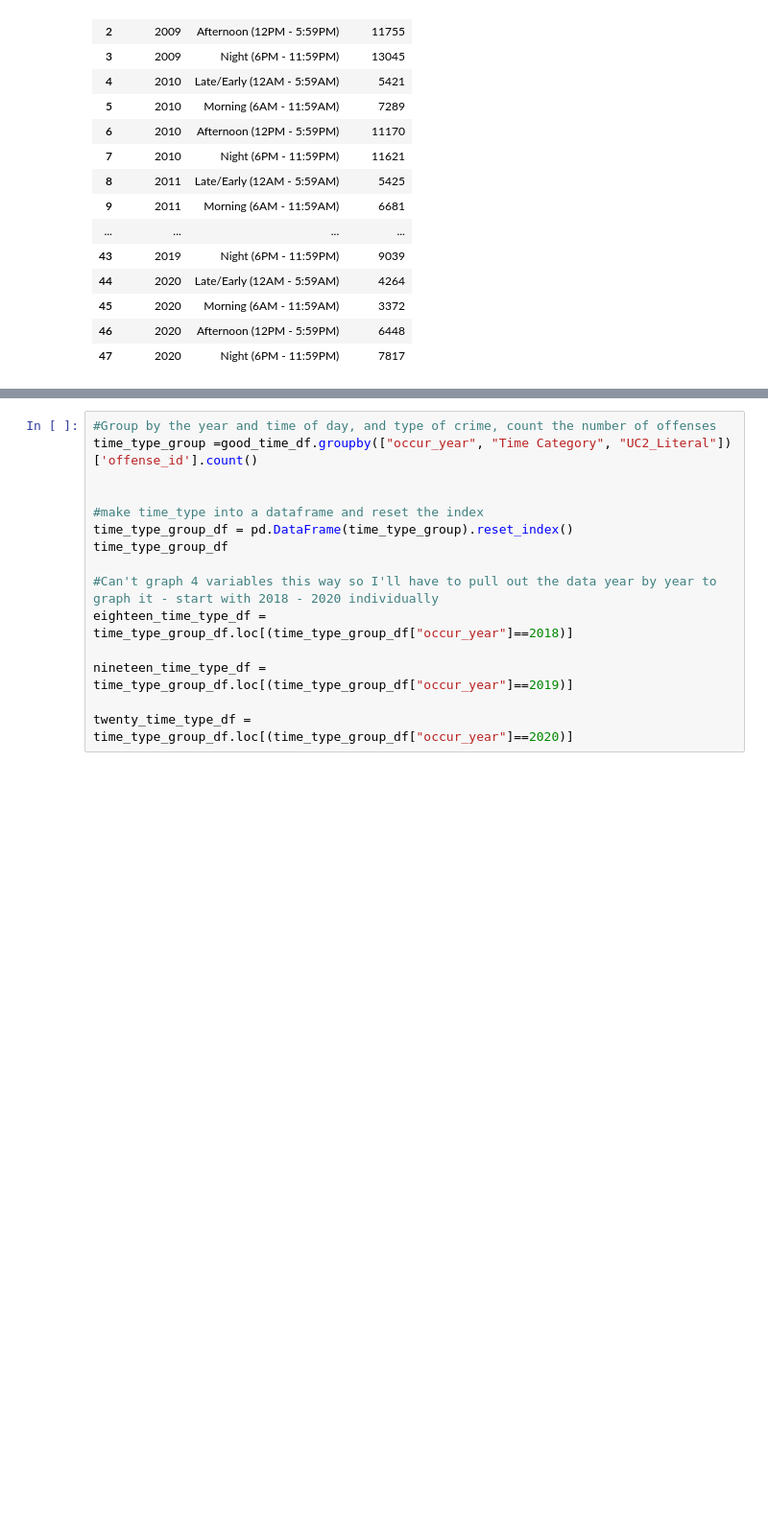
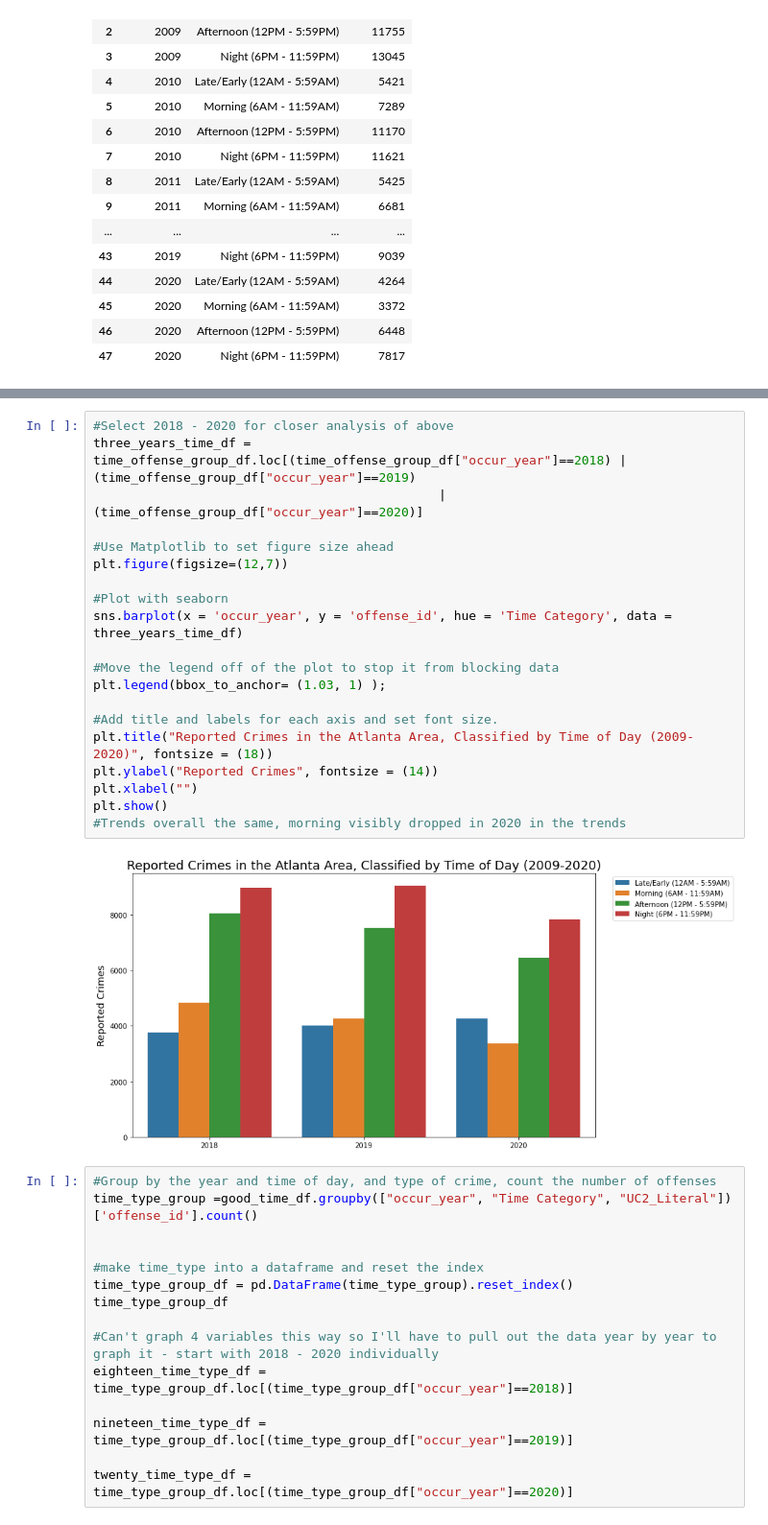
Before and after one commit to cayelsie/Crime-trends-in-Atlanta, a Jupyter notebook: Kelly/Kelly_crime_data.ipynb, the cells around one changed output, grey strips where cells are left out. Shown at 96% size. Drawn from its saved outputs; the diff is of its cells as text; blank space fills up the shorter version.

```diff
--- a/Kelly/Kelly_crime_data.ipynb
+++ b/Kelly/Kelly_crime_data.ipynb
@@ -616,6 +621,28 @@ plt.xlabel("")
 # %% [output]
 Text(0.5, 0, '')
 [figure]
+# %%
+#Select 2018 - 2020 for closer analysis of above
+three_years_time_df = time_offense_group_df.loc[(time_offense_group_df["occur_year"]==2018) |(time_offense_group_df["occur_year"]==2019)
+                                              |(time_offense_group_df["occur_year"]==2020)]
+
+#Use Matplotlib to set figure size ahead
+plt.figure(figsize=(12,7))
+
+#Plot with seaborn
+sns.barplot(x = 'occur_year', y = 'offense_id', hue = 'Time Category', data = three_years_time_df)
+
+#Move the legend off of the plot to stop it from blocking data
+plt.legend(bbox_to_anchor= (1.03, 1) );
+
+#Add title and labels for each axis and set font size.
+plt.title("Reported Crimes in the Atlanta Area, Classified by Time of Day (2009-2020)", fontsize = (18))
+plt.ylabel("Reported Crimes", fontsize = (14))
+plt.xlabel("")
+plt.show()
+#Trends overall the same, morning visibly dropped in 2020 in the trends
+# %% [output]
+[figure, added]
 # %%
 #Group by the year and time of day, and type of crime, count the number of offenses
 time_type_group =good_time_df.groupby(["occur_year", "Time Category", "UC2_Literal"])['offense_id'].count()
```
Also changed, not shown: parts of 8 cells of this notebook, 1 other file.
